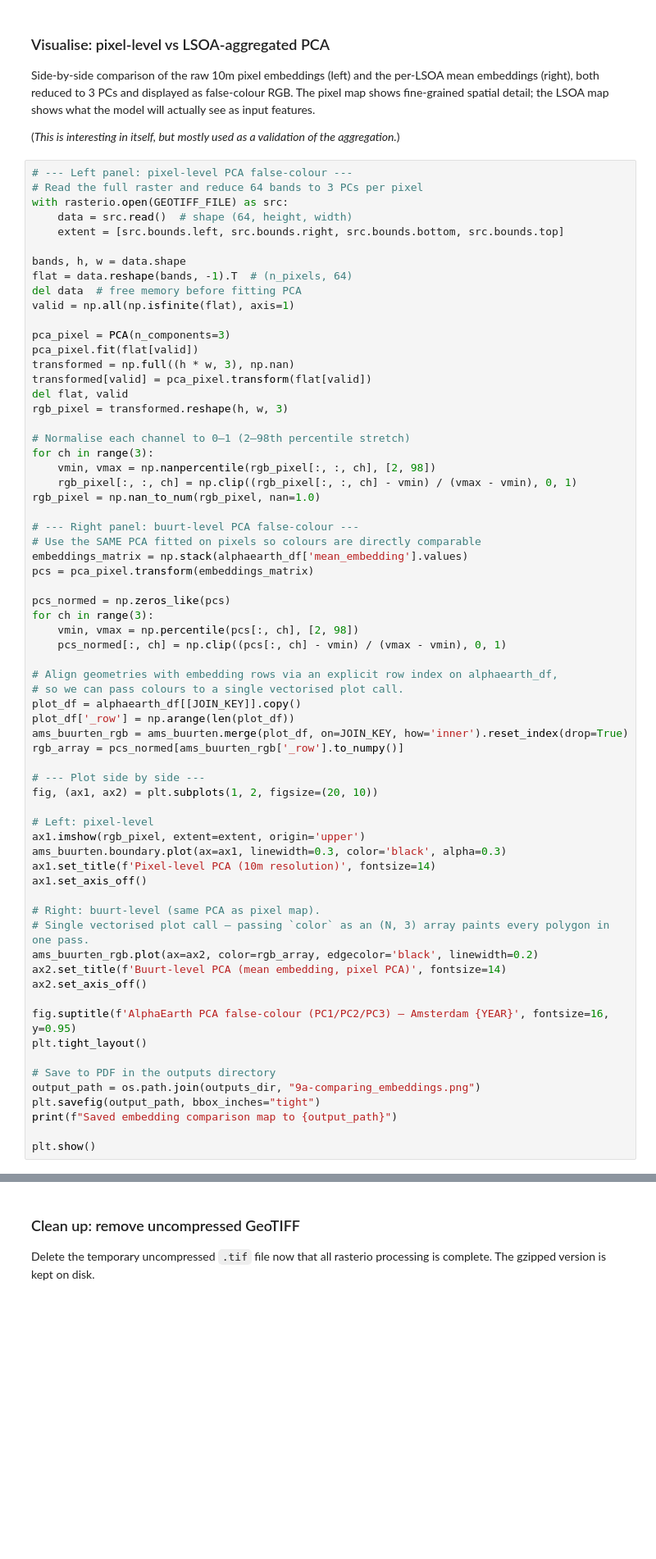
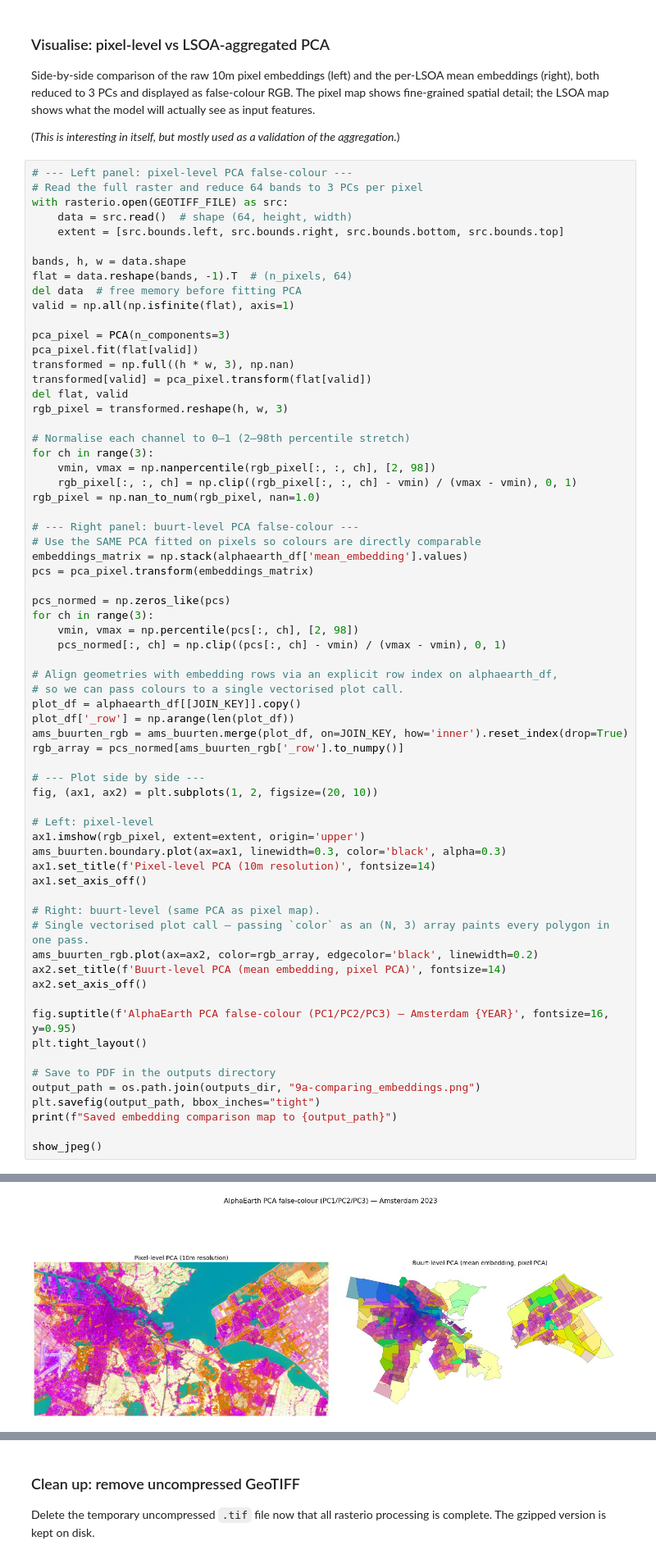
Before and after one commit to nickmalleson/StreetViewDeprivation-Amsterdam, a Jupyter notebook: notebooks/9a-DownloadAlphaEarthEmbeddings.ipynb, the cells around one changed output, grey strips where cells are left out. Shown at 82% size. Cells and saved outputs as stored; diff of their text form; blank space fills up the shorter version.

```diff
--- a/notebooks/9a-DownloadAlphaEarthEmbeddings.ipynb
+++ b/notebooks/9a-DownloadAlphaEarthEmbeddings.ipynb
@@ -519,4 +557,5 @@ output_path = os.path.join(outputs_dir, "9a-comparing_embeddings.png")
 plt.savefig(output_path, bbox_inches="tight")
 print(f"Saved embedding comparison map to {output_path}")
 
-plt.show()
+show_jpeg()
+# %% [output]
@@ -523,3 +563,4 @@ plt.show()
+[figure, added]
 # %% [markdown]
 ### Road-following resampling (to match the street-view sampling support)
 
```
Also changed, not shown: parts of 15 cells of this notebook, 26 other files.
